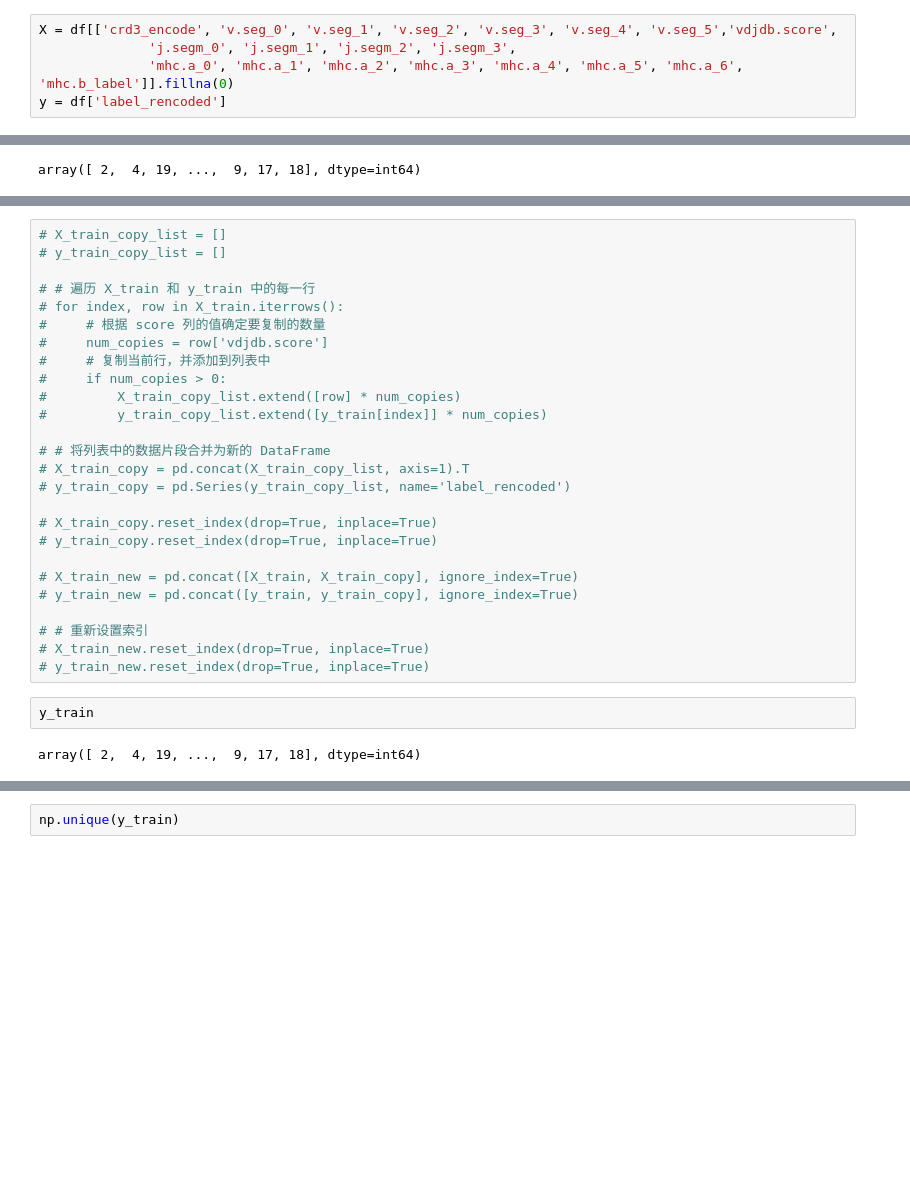
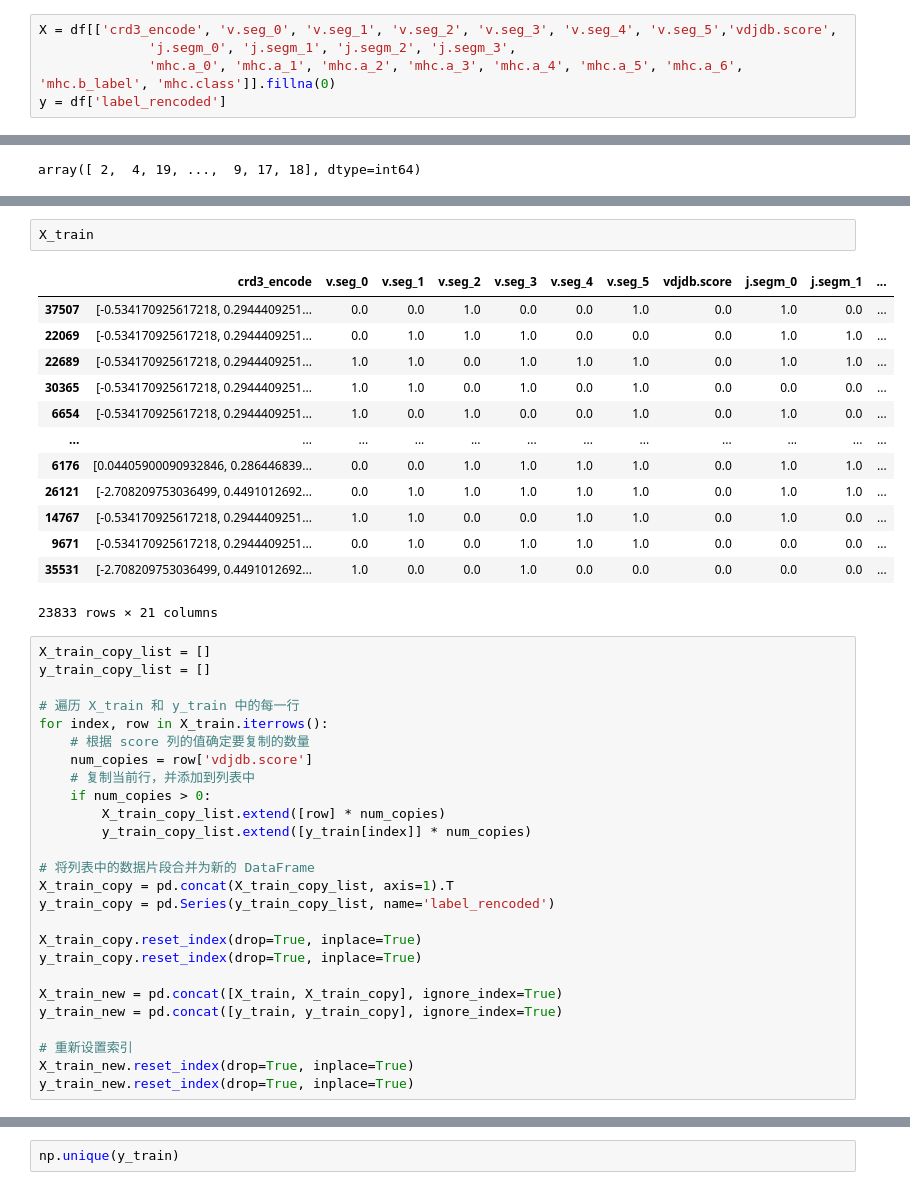
Before and after one commit to UoB-DSMP-2023-24/dsmp-2024-group-12, a Jupyter notebook: prediction_xgboost.ipynb, the cells around one changed output, grey strips where cells are left out. Saved outputs shown, nothing was run; the diff lists cells and outputs as text; blank space fills up the shorter version.

```diff
--- a/prediction_xgboost.ipynb
+++ b/prediction_xgboost.ipynb
@@ -38,7 +71,7 @@ df
 # %%
 X = df[['crd3_encode', 'v.seg_0', 'v.seg_1', 'v.seg_2', 'v.seg_3', 'v.seg_4', 'v.seg_5','vdjdb.score',
               'j.segm_0', 'j.segm_1', 'j.segm_2', 'j.segm_3',
-              'mhc.a_0', 'mhc.a_1', 'mhc.a_2', 'mhc.a_3', 'mhc.a_4', 'mhc.a_5', 'mhc.a_6', 'mhc.b_label']].fillna(0)
+              'mhc.a_0', 'mhc.a_1', 'mhc.a_2', 'mhc.a_3', 'mhc.a_4', 'mhc.a_5', 'mhc.a_6', 'mhc.b_label', 'mhc.class']].fillna(0)
 y = df['label_rencoded']
 # %%
 X_train, X_test, y_train, y_test = train_test_split(X, y, test_size=0.2, stratify=y)
@@ -55,30 +84,42 @@ array([1, 3, 1, ..., 1, 1, 2], dtype=int64)
+# %%
+X_train
+# %% [output]
+|  | crd3_encode | v.seg_0 | v.seg_1 | v.seg_2 | v.seg_3 | v.seg_4 | v.seg_5 | vdjdb.score | j.segm_0 | j.segm_1 | ... |
+| 37507 | [-0.534170925617218, 0.2944409251... | 0.0 | 0.0 | 1.0 | 0.0 | 0.0 | 1.0 | 0.0 | 1.0 | 0.0 | ... |
+| 22069 | [-0.534170925617218, 0.2944409251... | 0.0 | 1.0 | 1.0 | 1.0 | 0.0 | 0.0 | 0.0 | 1.0 | 1.0 | ... |
+| 22689 | [-0.534170925617218, 0.2944409251... | 1.0 | 1.0 | 0.0 | 1.0 | 1.0 | 1.0 | 0.0 | 1.0 | 1.0 | ... |
+| 30365 | [-0.534170925617218, 0.2944409251... | 1.0 | 1.0 | 0.0 | 1.0 | 0.0 | 1.0 | 0.0 | 0.0 | 0.0 | ... |
+| 6654 | [-0.534170925617218, 0.2944409251... | 1.0 | 0.0 | 1.0 | 0.0 | 0.0 | 1.0 | 0.0 | 1.0 | 0.0 | ... |
+| ... | ... | ... | ... | ... | ... | ... | ... | ... | ... | ... | ... |
+| 6176 | [0.04405900090932846, 0.286446839... | 0.0 | 0.0 | 1.0 | 1.0 | 1.0 | 1.0 | 0.0 | 1.0 | 1.0 | ... |
+| 26121 | [-2.708209753036499, 0.4491012692... | 0.0 | 1.0 | 1.0 | 1.0 | 1.0 | 1.0 | 0.0 | 1.0 | 1.0 | ... |
+| 14767 | [-0.534170925617218, 0.2944409251... | 1.0 | 1.0 | 0.0 | 0.0 | 1.0 | 1.0 | 0.0 | 1.0 | 0.0 | ... |
+| 9671 | [-0.534170925617218, 0.2944409251... | 0.0 | 1.0 | 0.0 | 1.0 | 1.0 | 1.0 | 0.0 | 0.0 | 0.0 | ... |
+| 35531 | [-2.708209753036499, 0.4491012692... | 1.0 | 0.0 | 0.0 | 1.0 | 0.0 | 0.0 | 0.0 | 0.0 | 0.0 | ... |
+23833 rows × 21 columns
 # %%
-# X_train_copy_list = []
-# y_train_copy_list = []
+X_train_copy_list = []
+y_train_copy_list = []
 
-# # 遍历 X_train 和 y_train 中的每一行
-# for index, row in X_train.iterrows():
-#     # 根据 score 列的值确定要复制的数量
-#     num_copies = row['vdjdb.score']
-#     # 复制当前行，并添加到列表中
-#     if num_copies > 0:
-#         X_train_copy_list.extend([row] * num_copies)
-#         y_train_copy_list.extend([y_train[index]] * num_copies)
+# 遍历 X_train 和 y_train 中的每一行
+for index, row in X_train.iterrows():
+    # 根据 score 列的值确定要复制的数量
+    num_copies = row['vdjdb.score']
+    # 复制当前行，并添加到列表中
+    if num_copies > 0:
+        X_train_copy_list.extend([row] * num_copies)
+        y_train_copy_list.extend([y_train[index]] * num_copies)
 
-# # 将列表中的数据片段合并为新的 DataFrame
-# X_train_copy = pd.concat(X_train_copy_list, axis=1).T
-# y_train_copy = pd.Series(y_train_copy_list, name='label_rencoded')
+# 将列表中的数据片段合并为新的 DataFrame
+X_train_copy = pd.concat(X_train_copy_list, axis=1).T
+y_train_copy = pd.Series(y_train_copy_list, name='label_rencoded')
 
-# X_train_copy.reset_index(drop=True, inplace=True)
-# y_train_copy.reset_index(drop=True, inplace=True)
+X_train_copy.reset_index(drop=True, inplace=True)
+y_train_copy.reset_index(drop=True, inplace=True)
 
-# X_train_new = pd.concat([X_train, X_train_copy], ignore_index=True)
-# y_train_new = pd.concat([y_train, y_train_copy], ignore_index=True)
+X_train_new = pd.concat([X_train, X_train_copy], ignore_index=True)
+y_train_new = pd.concat([y_train, y_train_copy], ignore_index=True)
 
-# # 重新设置索引
-# X_train_new.reset_index(drop=True, inplace=True)
-# y_train_new.reset_index(drop=True, inplace=True)
+# 重新设置索引
+X_train_new.reset_index(drop=True, inplace=True)
+y_train_new.reset_index(drop=True, inplace=True)
-# %%
-y_train
-# %% [output]
-array([ 2,  4, 19, ...,  9, 17, 18], dtype=int64)
```
Also changed, not shown: parts of 31 cells of this notebook.
